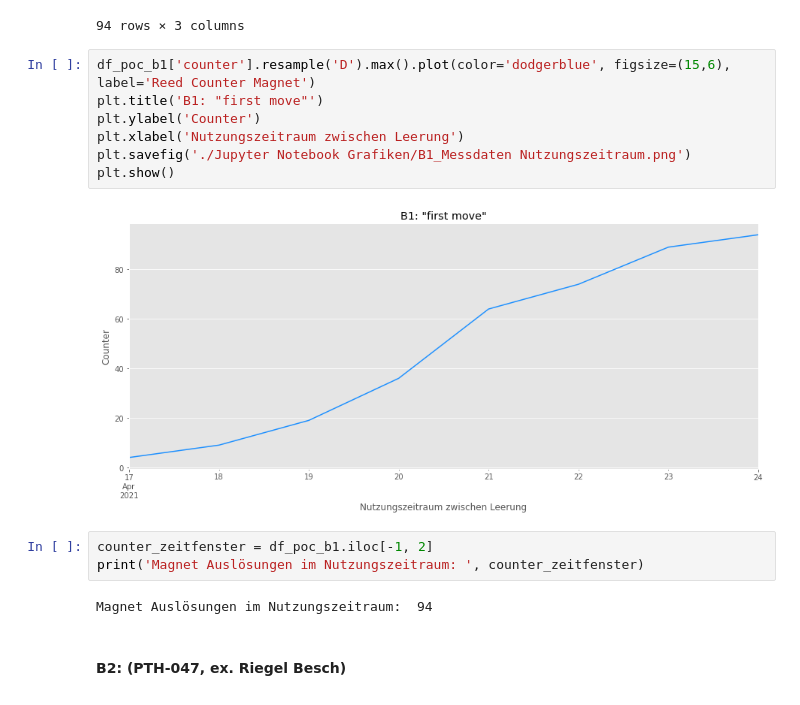
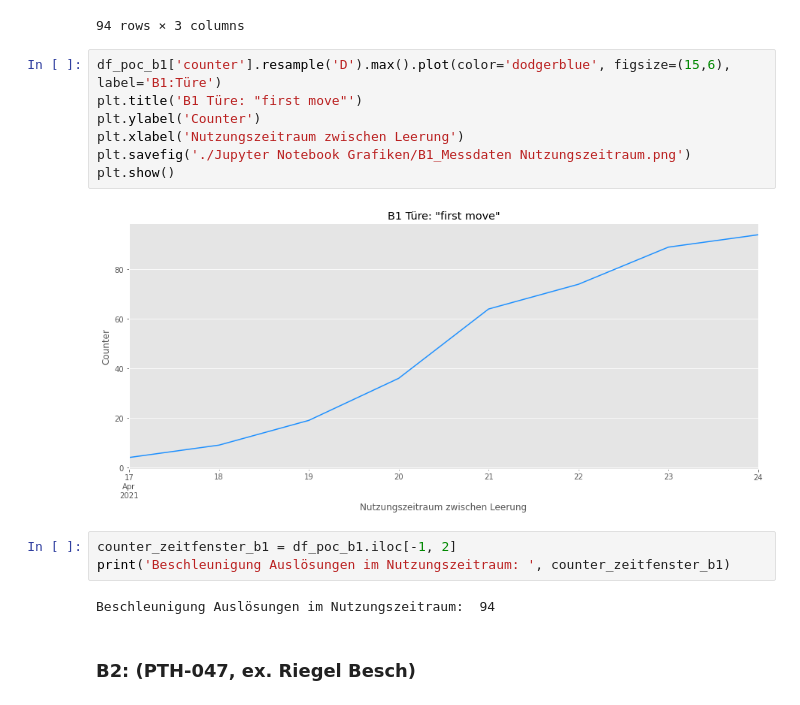
Before and after one commit to phyti1/ds_p4_kompotoi, a Jupyter notebook: Data_aquissation_sensoneo.ipynb, the cells around one changed output. Cells and saved outputs as stored; diff of their text form.

```diff
--- a/Data_aquissation_sensoneo.ipynb
+++ b/Data_aquissation_sensoneo.ipynb
@@ -662,18 +662,18 @@ df_poc_b1
 | 2021-04-24 22:20:08.558000+00:00 | 1F2504E | first_move | 94 |
 94 rows × 3 columns
 # %%
-df_poc_b1['counter'].resample('D').max().plot(color='dodgerblue', figsize=(15,6), label='Reed Counter Magnet')
-plt.title('B1: "first move"')
+df_poc_b1['counter'].resample('D').max().plot(color='dodgerblue', figsize=(15,6), label='B1:Türe')
+plt.title('B1 Türe: "first move"')
 plt.ylabel('Counter')
 plt.xlabel('Nutzungszeitraum zwischen Leerung')
 plt.savefig('./Jupyter Notebook Grafiken/B1_Messdaten Nutzungszeitraum.png')
 plt.show()
 # %% [output]
-[figure, old version]
+[figure, new version]
 # %%
-counter_zeitfenster = df_poc_b1.iloc[-1, 2]
-print('Magnet Auslösungen im Nutzungszeitraum: ', counter_zeitfenster)
+counter_zeitfenster_b1 = df_poc_b1.iloc[-1, 2]
+print('Beschleunigung Auslösungen im Nutzungszeitraum: ', counter_zeitfenster_b1)
 # %% [output]
-Magnet Auslösungen im Nutzungszeitraum:  94
+Beschleunigung Auslösungen im Nutzungszeitraum:  94
 # %% [markdown]
-#### B2: (PTH-047, ex. Riegel Besch)
+### B2: (PTH-047, ex. Riegel Besch)
```
Also changed, not shown: parts of 48 cells of this notebook, 10 other files.
